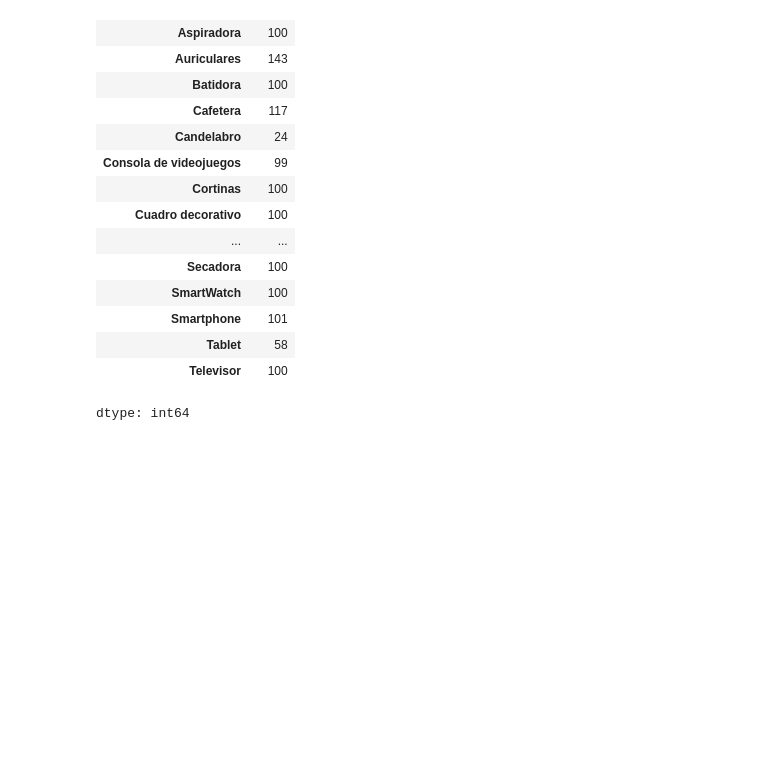
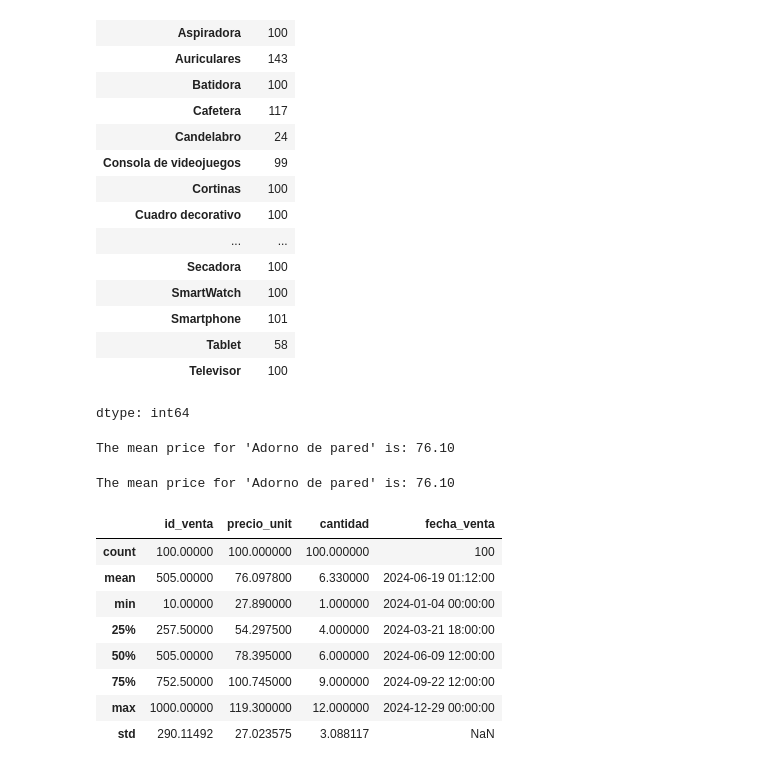
Before and after one commit to alex-degarate/TT-2C2025-Data-Analitycs-Notebooks, a Jupyter notebook: PreEntrega/PE-alex-15O.ipynb, the cells around one changed output. Saved outputs shown, nothing was run; the diff lists cells and outputs as text; code cells hidden in the pictures; blank space fills up the shorter version.

```diff
--- a/PreEntrega/PE-alex-15O.ipynb
+++ b/PreEntrega/PE-alex-15O.ipynb
@@ -952,0 +957,23 @@ dtype: int64
+# %%
+# Filter the DataFrame for the product "Adorno de pared" and calculate the mean of 'precio_unit'
+mean_precio_adorno_pared = df_pp_ventas[df_pp_ventas["producto"] == "Adorno de pared"]["precio_unit"].mean()
+
+print(f"The mean price for 'Adorno de pared' is: {mean_precio_adorno_pared:.2f}")
+# %% [output]
+The mean price for 'Adorno de pared' is: 76.10
+# %%
+df_adorno_pared = df_pp_ventas[df_pp_ventas["producto"] == "Adorno de pared"]
+media = df_adorno_pared["precio_unit"].mean()
+print(f"The mean price for 'Adorno de pared' is: {media:.2f}")
+df_adorno_pared.describe()
+# %% [output]
+The mean price for 'Adorno de pared' is: 76.10
+|  | id_venta | precio_unit | cantidad | fecha_venta |
+| count | 100.00000 | 100.000000 | 100.000000 | 100 |
+| mean | 505.00000 | 76.097800 | 6.330000 | 2024-06-19 01:12:00 |
+| min | 10.00000 | 27.890000 | 1.000000 | 2024-01-04 00:00:00 |
+| 25% | 257.50000 | 54.297500 | 4.000000 | 2024-03-21 18:00:00 |
+| 50% | 505.00000 | 78.395000 | 6.000000 | 2024-06-09 12:00:00 |
+| 75% | 752.50000 | 100.745000 | 9.000000 | 2024-09-22 12:00:00 |
+| max | 1000.00000 | 119.300000 | 12.000000 | 2024-12-29 00:00:00 |
+| std | 290.11492 | 27.023575 | 3.088117 | NaN |
```
Also changed, not shown: parts of 4 cells of this notebook.
